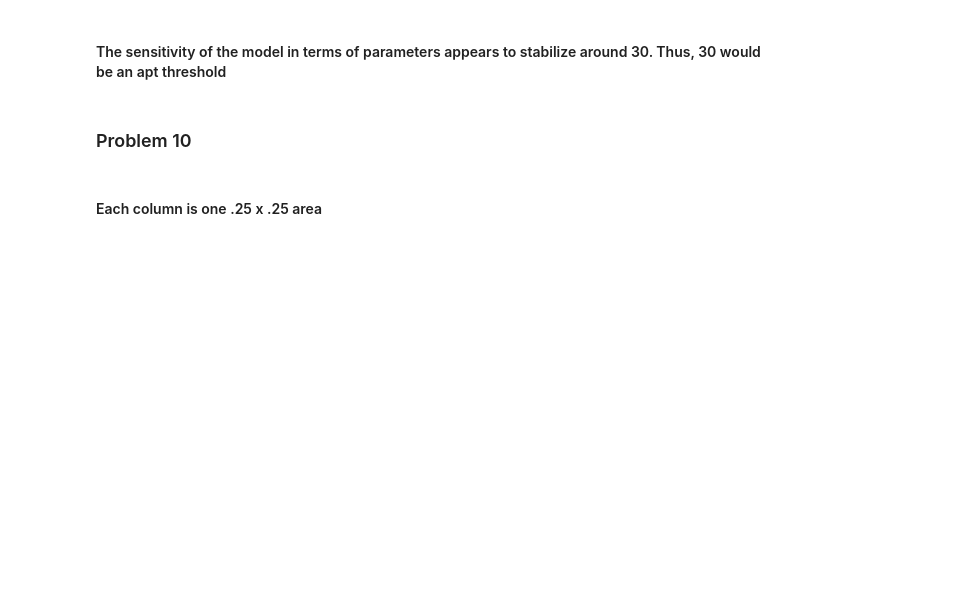
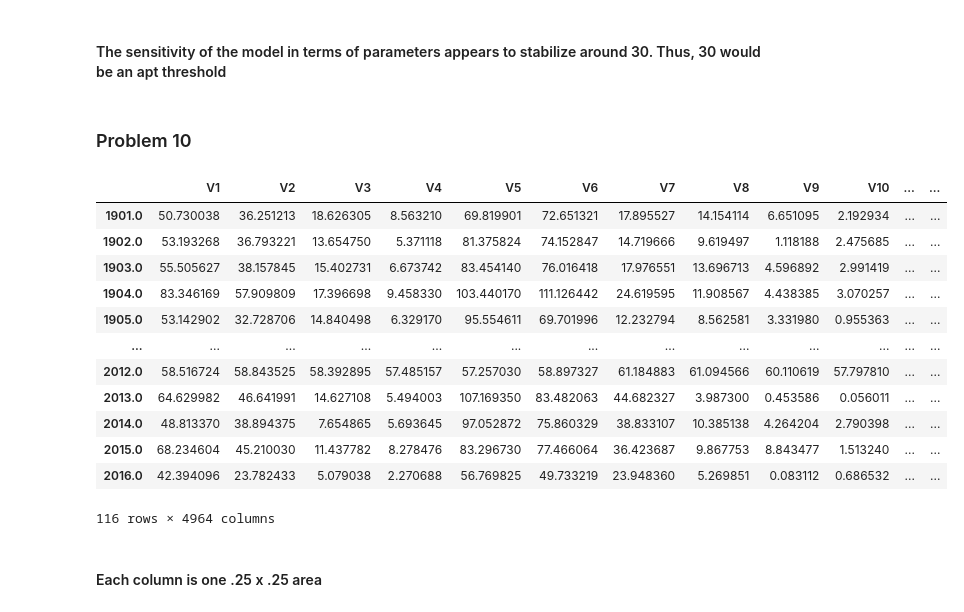
Before and after one commit to jtdocter27/Engineering-Probability---Statistics, a Jupyter notebook: R_project.ipynb, the cells around one changed output. Saved outputs shown, nothing was run; the diff lists cells and outputs as text; code cells hidden in the pictures; blank space fills up the shorter version.

```diff
--- a/R_project.ipynb
+++ b/R_project.ipynb
@@ -902,7 +902,22 @@ plt.plot(scale)
 # %%
 india_rainfall = pd.read_csv('allIndia-JJAS-1901-2016.txt', delimiter=' ')
 years = np.linspace(1901, 2016, 116)
 india_rainfall = india_rainfall.set_index(years)
+india_rainfall
+# %% [output]
+|  | V1 | V2 | V3 | V4 | V5 | V6 | V7 | V8 | V9 | V10 | ... | ... |
+| 1901.0 | 50.730038 | 36.251213 | 18.626305 | 8.563210 | 69.819901 | 72.651321 | 17.895527 | 14.154114 | 6.651095 | 2.192934 | ... | ... |
+| 1902.0 | 53.193268 | 36.793221 | 13.654750 | 5.371118 | 81.375824 | 74.152847 | 14.719666 | 9.619497 | 1.118188 | 2.475685 | ... | ... |
+| 1903.0 | 55.505627 | 38.157845 | 15.402731 | 6.673742 | 83.454140 | 76.016418 | 17.976551 | 13.696713 | 4.596892 | 2.991419 | ... | ... |
+| 1904.0 | 83.346169 | 57.909809 | 17.396698 | 9.458330 | 103.440170 | 111.126442 | 24.619595 | 11.908567 | 4.438385 | 3.070257 | ... | ... |
+| 1905.0 | 53.142902 | 32.728706 | 14.840498 | 6.329170 | 95.554611 | 69.701996 | 12.232794 | 8.562581 | 3.331980 | 0.955363 | ... | ... |
+| ... | ... | ... | ... | ... | ... | ... | ... | ... | ... | ... | ... | ... |
+| 2012.0 | 58.516724 | 58.843525 | 58.392895 | 57.485157 | 57.257030 | 58.897327 | 61.184883 | 61.094566 | 60.110619 | 57.797810 | ... | ... |
+| 2013.0 | 64.629982 | 46.641991 | 14.627108 | 5.494003 | 107.169350 | 83.482063 | 44.682327 | 3.987300 | 0.453586 | 0.056011 | ... | ... |
+| 2014.0 | 48.813370 | 38.894375 | 7.654865 | 5.693645 | 97.052872 | 75.860329 | 38.833107 | 10.385138 | 4.264204 | 2.790398 | ... | ... |
+| 2015.0 | 68.234604 | 45.210030 | 11.437782 | 8.278476 | 83.296730 | 77.466064 | 36.423687 | 9.867753 | 8.843477 | 1.513240 | ... | ... |
+| 2016.0 | 42.394096 | 23.782433 | 5.079038 | 2.270688 | 56.769825 | 49.733219 | 23.948360 | 5.269851 | 0.083112 | 0.686532 | ... | ... |
+116 rows × 4964 columns
 # %% [markdown]
 #### Each column is one .25 x .25 area
 # %%
```
Also changed, not shown: parts of 3 cells of this notebook.
